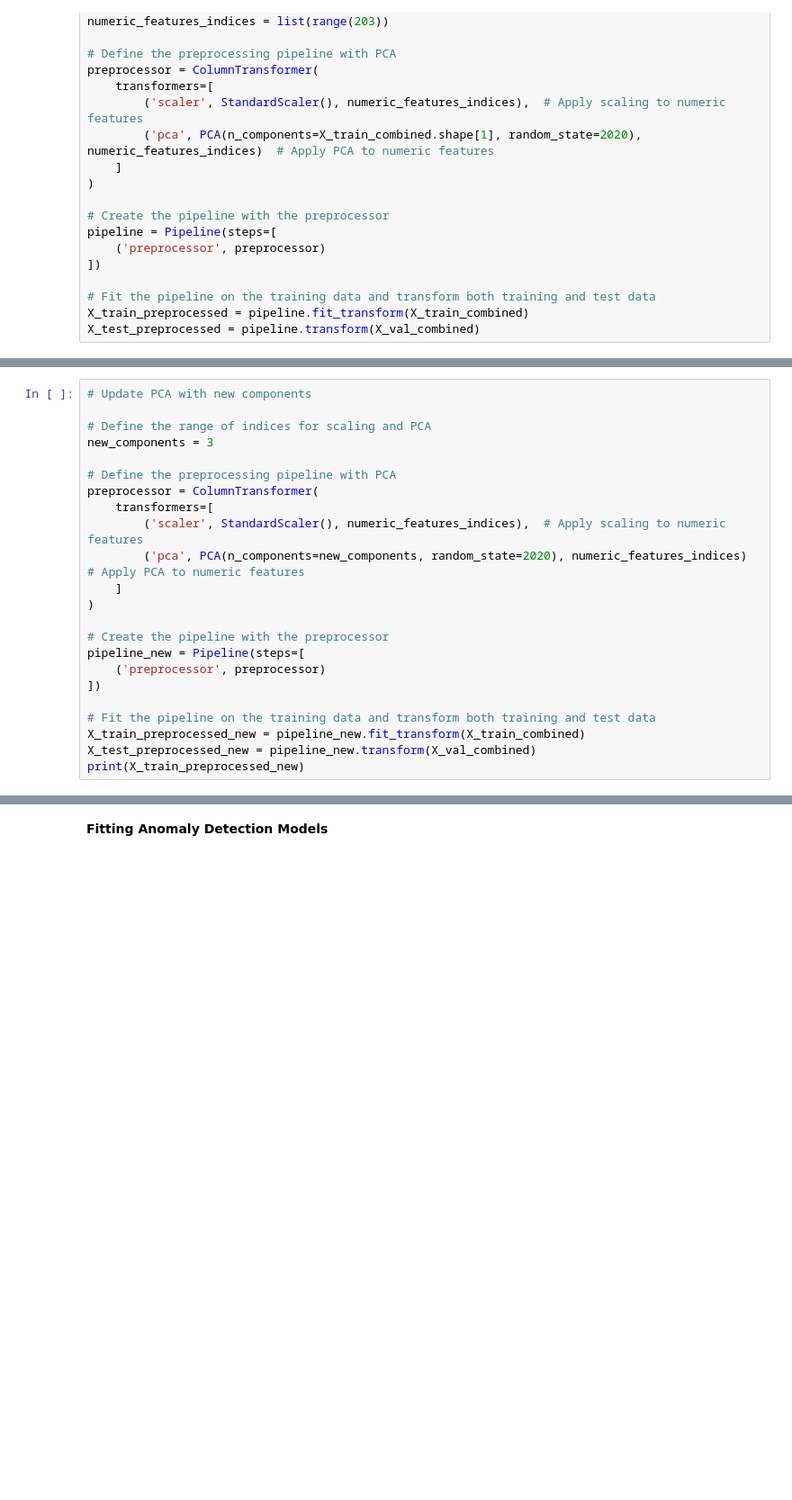
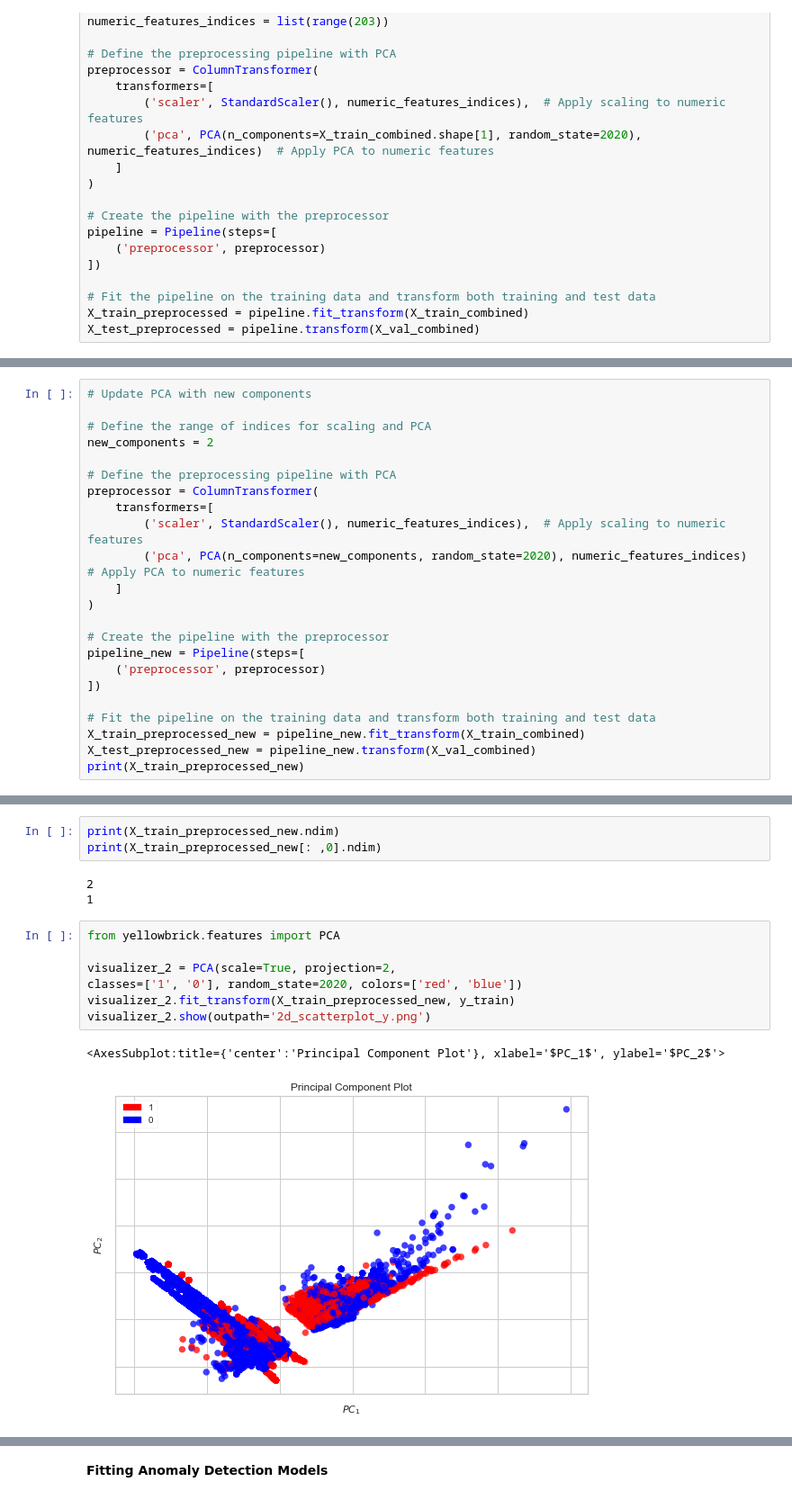
Before and after one commit to kangwaa/Anomaly-Detection, a Jupyter notebook: Code/Anomaly Detection - Network Access.ipynb, the cells around one changed output, grey strips where cells are left out. Shown at 90% size. Drawn from its saved outputs; the diff is of its cells as text; blank space fills up the shorter version.

```diff
--- a/Code/Anomaly Detection - Network Access.ipynb
+++ b/Code/Anomaly Detection - Network Access.ipynb
@@ -554,7 +688,7 @@ plt.show()
 # Update PCA with new components
 
 # Define the range of indices for scaling and PCA
-new_components = 3
+new_components = 2
 
 # Define the preprocessing pipeline with PCA
 preprocessor = ColumnTransformer(
@@ -614,0 +734,16 @@ print(X_train_preprocessed_new.shape)
+# %%
+print(X_train_preprocessed_new.ndim)
+print(X_train_preprocessed_new[: ,0].ndim)
+# %% [output]
+2
+1
+# %%
+from yellowbrick.features import PCA
+
+visualizer_2 = PCA(scale=True, projection=2,
+classes=['1', '0'], random_state=2020, colors=['red', 'blue'])
+visualizer_2.fit_transform(X_train_preprocessed_new, y_train)
+visualizer_2.show(outpath='2d_scatterplot_y.png')
+# %% [output]
+<AxesSubplot:title={'center':'Principal Component Plot'}, xlabel='$PC_1$', ylabel='$PC_2$'>
+[figure, added]
```
Also changed, not shown: parts of 24 cells of this notebook, 2 other files.
